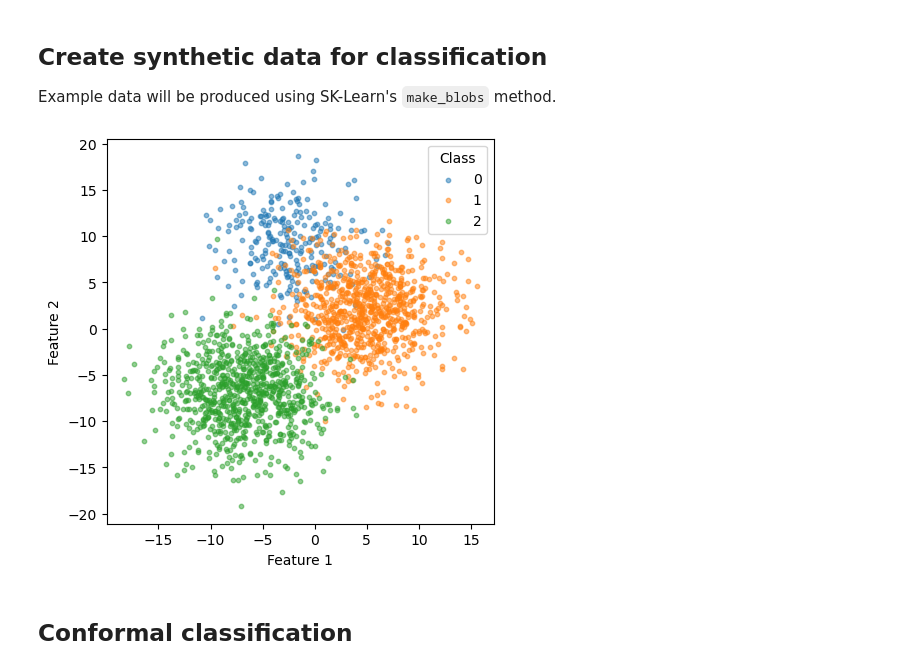
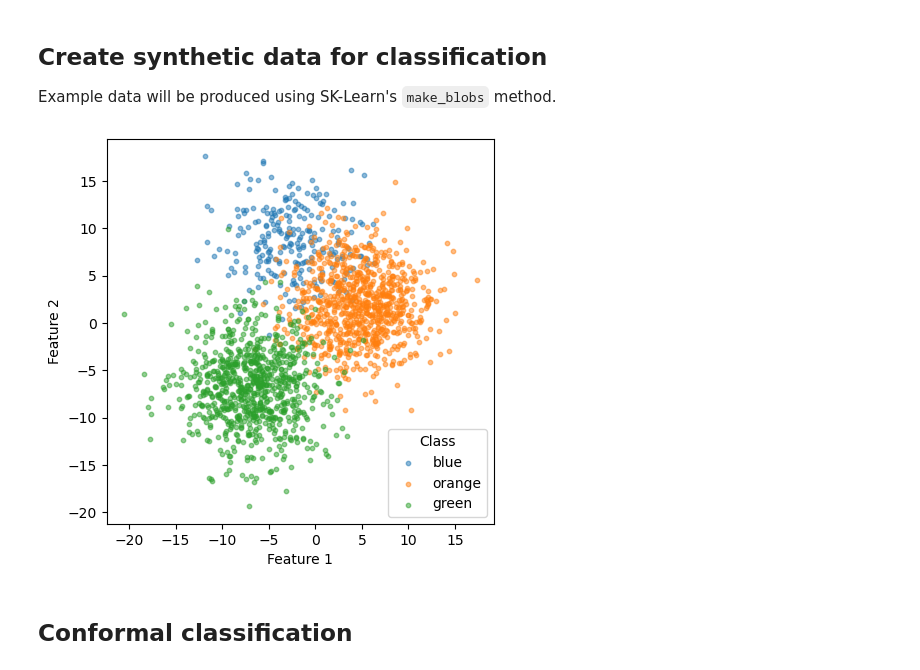
Before and after one commit to MichaelAllen1966/conformal_prediction, a Jupyter notebook: classification.ipynb, the cells around one changed output. Saved outputs shown, nothing was run; the diff lists cells and outputs as text; code cells hidden in the pictures.

```diff
--- a/classification.ipynb
+++ b/classification.ipynb
@@ -63,9 +63,12 @@ Example data will be produced using SK-Learn's `make_blobs` method.
 # %%
 n_classes = 3
 # Make train and test data
-X, y = make_blobs(n_samples=10000, n_features=2, centers=n_classes, cluster_std=3.7, random_state=42)
+X, y = make_blobs(n_samples=10000, n_features=2, centers=n_classes, cluster_std=3.75, random_state=42)
 
 # Reduce the size of the first class to create an imbalanced dataset
+
+# Set numpy random seed
+np.random.seed(42)
 # Get index of when y is class 0
 class_0_idx = np.where(y == 0)[0]
 # Get 30% of the class 0 indices
@@ -84,19 +87,22 @@ y = y[idx]
 X_train, X_rest, y_train, y_rest = train_test_split(X, y, test_size=0.5, random_state=42)
 # Split rest into calibration and test
 X_Cal, X_test, y_cal, y_test = train_test_split(X_rest, y_rest, test_size=0.5, random_state=42)
+
+# Set class labels
+class_labels = ['blue', 'orange', 'green']
 # %%
 # Plot the data
 fig = plt.subplots(figsize=(5, 5))
 ax = plt.subplot(111)
 for i in range(n_classes):
-    ax.scatter(X_test[y_test == i, 0], X_test[y_test == i, 1], label=i, alpha=0.5, s=10)
+    ax.scatter(X_test[y_test == i, 0], X_test[y_test == i, 1], label=class_labels[i], alpha=0.5, s=10)
 legend = ax.legend()
 legend.set_title("Class")
 ax.set_xlabel("Feature 1")
 ax.set_ylabel("Feature 2")
 plt.show()
 # %% [output]
-[figure, old version]
+[figure, new version]
 # %% [markdown]
 ## Conformal classification
 # %% [markdown]
```
Also changed, not shown: parts of 17 cells of this notebook.
